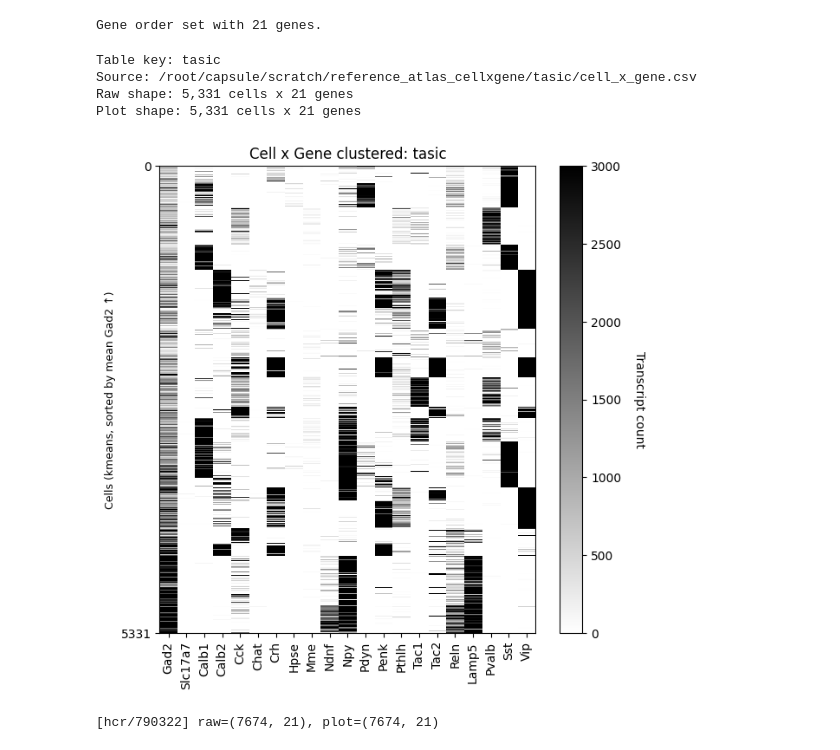
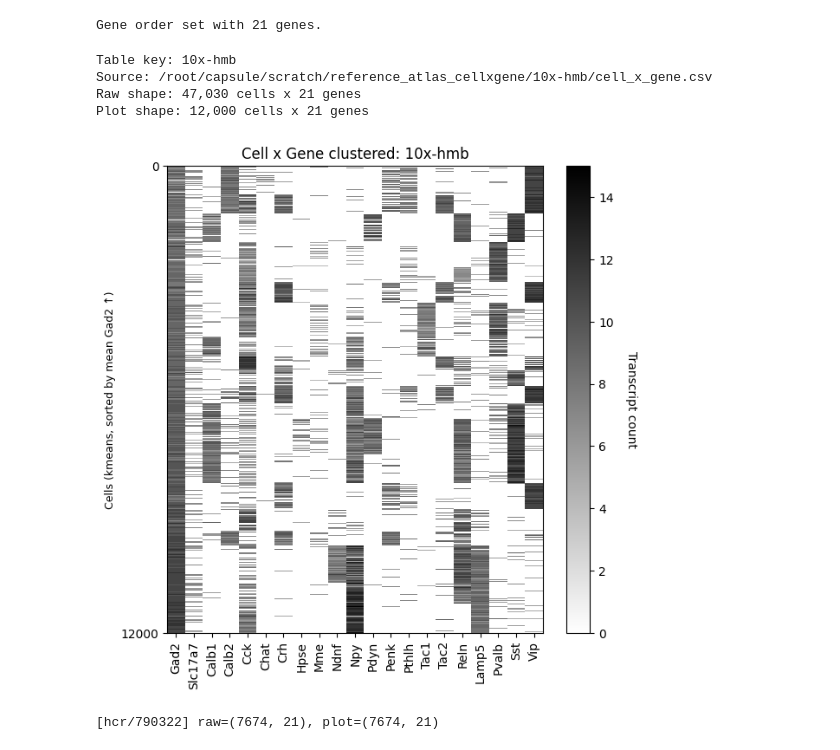
Before and after one commit to AllenNeuralDynamics/hcr-integrated-qc-capsule, a Jupyter notebook: code/cluster_validation_tasic/CompareAtlases.ipynb, the cells around one changed output. Cells and saved outputs as stored; diff of their text form; code cells hidden in the pictures.

```diff
--- a/code/cluster_validation_tasic/CompareAtlases.ipynb
+++ b/code/cluster_validation_tasic/CompareAtlases.ipynb
@@ -161,7 +162,7 @@ if not tables:
     raise RuntimeError("No cell_x_gene tables discovered. Run the discovery cell after generating data.")
 
 # Set these parameters, then run this cell.
-TABLE_KEY = "tasic"
+TABLE_KEY = "10x-hmb"
 GENE_ORDER_TEXT = "\n".join(GENE_ORDER)  # Uses the gene ordering cell above.
 APPEND_MISSING_GENES = True
 
@@ -184,38 +185,38 @@ cxg_raw = load_cellxgene_table(tables[TABLE_KEY])
 print(f"Raw shape: {cxg_raw.shape[0]:,} cells x {cxg_raw.shape[1]:,} genes")
 
 cxg_ordered, missing_genes = subset_and_order_genes(
     cxg_raw,
     GENE_ORDER_TEXT,
     append_missing=APPEND_MISSING_GENES,
 )
 
 if missing_genes:
     print(f"Missing genes skipped: {missing_genes}")
 
 cxg_plot = maybe_subsample_cells(cxg_ordered, max_cells=MAX_CELLS, random_seed=RANDOM_SEED)
 print(f"Plot shape: {cxg_plot.shape[0]:,} cells x {cxg_plot.shape[1]:,} genes")
 
 fig, cluster_labels, sorted_cell_ids = plot_clustered_with_viz(
     cxg_plot,
     title=f"Cell x Gene clustered: {TABLE_KEY}",
     k=K,
     clip_max=CLIP_MAX,
     cluster_method=CLUSTER_METHOD,
     cluster_sort_gene=CLUSTER_SORT_GENE,
     add_cluster_labels=SHOW_CLUSTER_LABELS,
     fig_size=(7, 7),
 )
 
 if SAVE_REORDERED_CSV:
     out_path = tables[TABLE_KEY].parent / SAVE_FILENAME
     cxg_ordered.to_csv(out_path)
     print(f"Saved reordered CSV: {out_path}")
 # %% [output]
-Table key: tasic
-Source: /root/capsule/scratch/reference_atlas_cellxgene/tasic/cell_x_gene.csv
-Raw shape: 5,331 cells x 21 genes
-Plot shape: 5,331 cells x 21 genes
+Table key: 10x-hmb
+Source: /root/capsule/scratch/reference_atlas_cellxgene/10x-hmb/cell_x_gene.csv
+Raw shape: 47,030 cells x 21 genes
+Plot shape: 12,000 cells x 21 genes
-[figure, old version]
+[figure, new version]
 # %%
 # Optional: compare multiple tables with the same gene order in one run.
 SELECTED_KEYS = list(tables.keys())
```
Also changed, not shown: parts of 1 cell of this notebook.
